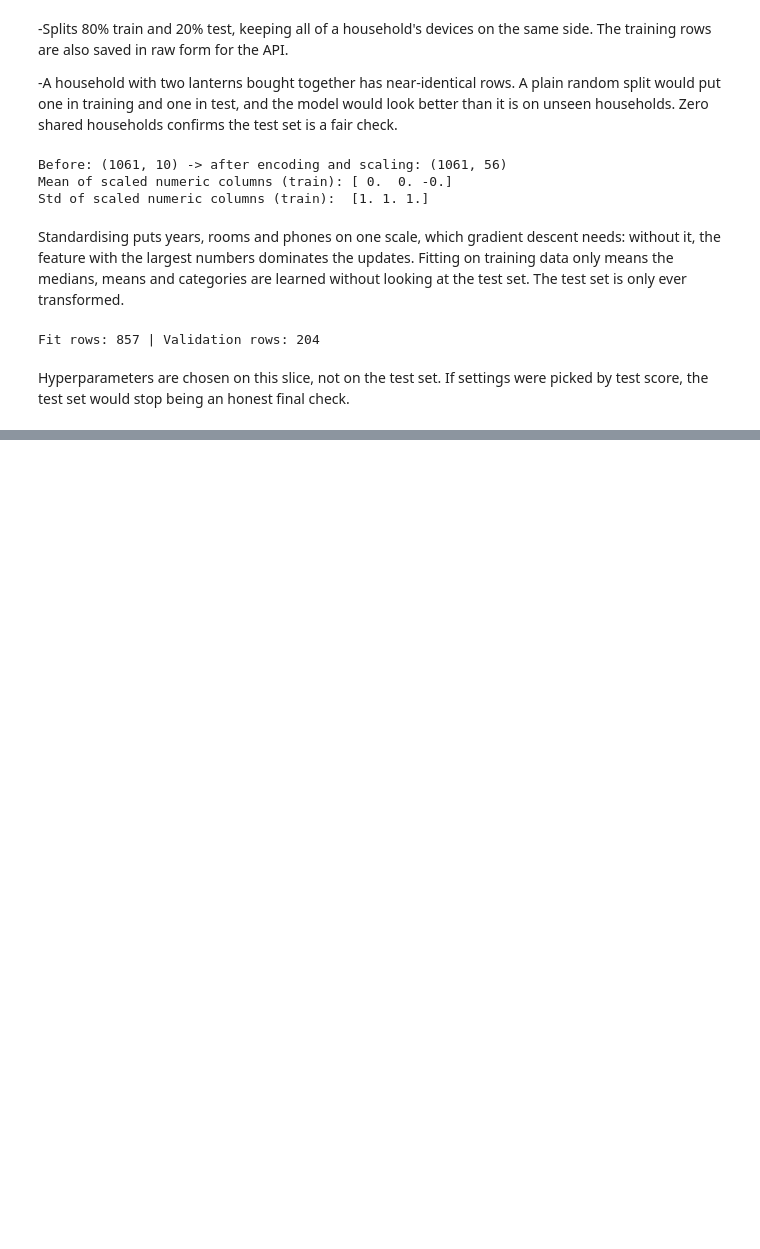
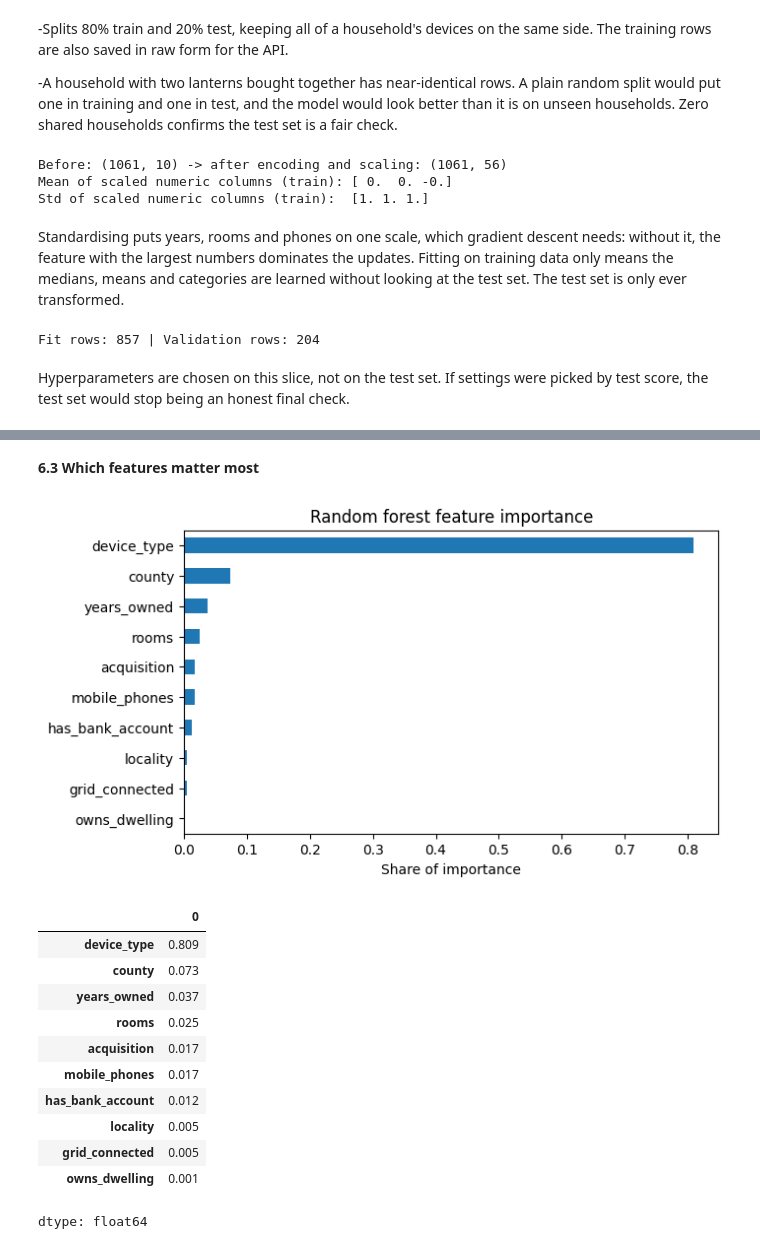
Before and after one commit to MBeckyAlek/linear_regression_model, a Jupyter notebook: summative/linear_regression/multivariate.ipynb, the cells around one changed output, grey strips where cells are left out. Saved outputs shown, nothing was run; the diff lists cells and outputs as text; code cells hidden in the pictures; blank space fills up the shorter version.

```diff
--- a/summative/linear_regression/multivariate.ipynb
+++ b/summative/linear_regression/multivariate.ipynb
@@ -399,0 +527,6 @@ Hyperparameters are chosen on this slice, not on the test set. If settings were
+# %%
+# LinearRegression
+linear_model = LinearRegression().fit(X_train_t, y_train)
+print("LinearRegression  train MSE %.3f | test MSE %.3f" % (
+    mean_squared_error(y_train, linear_model.predict(X_train_t)),
+    mean_squared_error(y_test, linear_model.predict(X_test_t))))
@@ -399,0 +622,20 @@ Hyperparameters are chosen on this slice, not on the test set. If settings were
+# %%
+best_depth = 5
+
+def as_pipeline(estimator):
+    return Pipeline([("prep", preprocessor), ("model", estimator)])
+
+candidates = {
+    "SGDRegressor": SGDRegressor(alpha=best_alpha, learning_rate="constant", eta0=best_eta0,
+                                 max_iter=best_epochs, tol=None, random_state=42),
+    "LinearRegression": LinearRegression(),
+    "DecisionTreeRegressor": DecisionTreeRegressor(max_depth=best_depth, min_samples_leaf=10, random_state=42),
+    "RandomForestRegressor": RandomForestRegressor(n_estimators=300, min_samples_leaf=3, random_state=42),
+}
+
+rows = []
+for name, est in candidates.items():
+    scores = -cross_val_score(as_pipeline(est), X, y, groups=groups, cv=GroupKFold(n_splits=5),
+                              scoring="neg_mean_squared_error")
+    rows.append({"model": name, "mean MSE over 5 folds": scores.mean(), "lowest": scores.min(), "highest": scores.max()})
+pd.DataFrame(rows).set_index("model").sort_values("mean MSE over 5 folds").round(3)
@@ -399,0 +653,33 @@ Hyperparameters are chosen on this slice, not on the test set. If settings were
+# %% [markdown]
+**6.3 Which features matter most**
+# %%
+encoded_names = preprocessor.get_feature_names_out()
+importance = pd.Series(forest_model.feature_importances_, index=encoded_names)
+
+# Add the one-hot columns back together so there is one bar per original feature
+def original(name):
+    name = name.split("__", 1)[1]
+    for f in features:
+        if name == f or name.startswith(f + "_"):
+            return f
+    return name
+
+by_feature = importance.groupby(original).sum().sort_values()
+by_feature.plot.barh(figsize=(7, 4))
+plt.xlabel("Share of importance"); plt.title("Random forest feature importance")
+plt.show()
+by_feature.sort_values(ascending=False).round(3)
+# %% [output]
+[figure, added]
+|  | 0 |
+| device_type | 0.809 |
+| county | 0.073 |
+| years_owned | 0.037 |
+| rooms | 0.025 |
+| acquisition | 0.017 |
+| mobile_phones | 0.017 |
+| has_bank_account | 0.012 |
+| locality | 0.005 |
+| grid_connected | 0.005 |
+| owns_dwelling | 0.001 |
+dtype: float64
```
Also changed, not shown: parts of 32 cells of this notebook.
